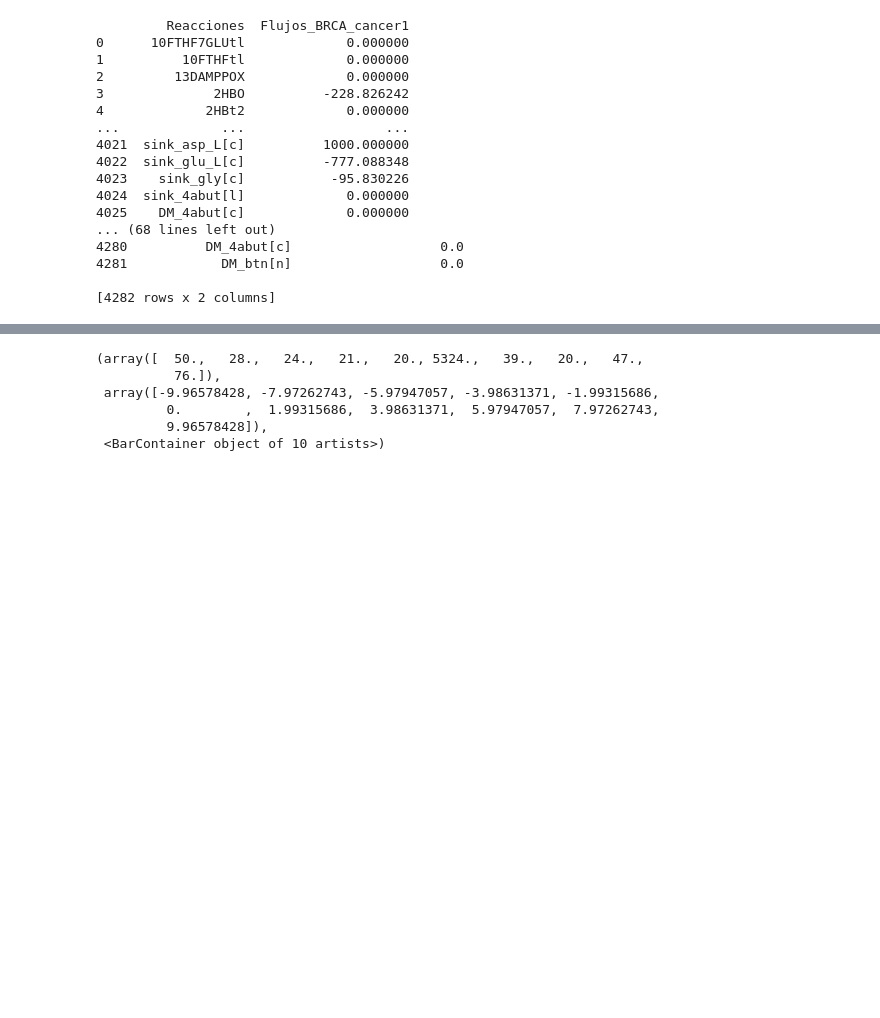
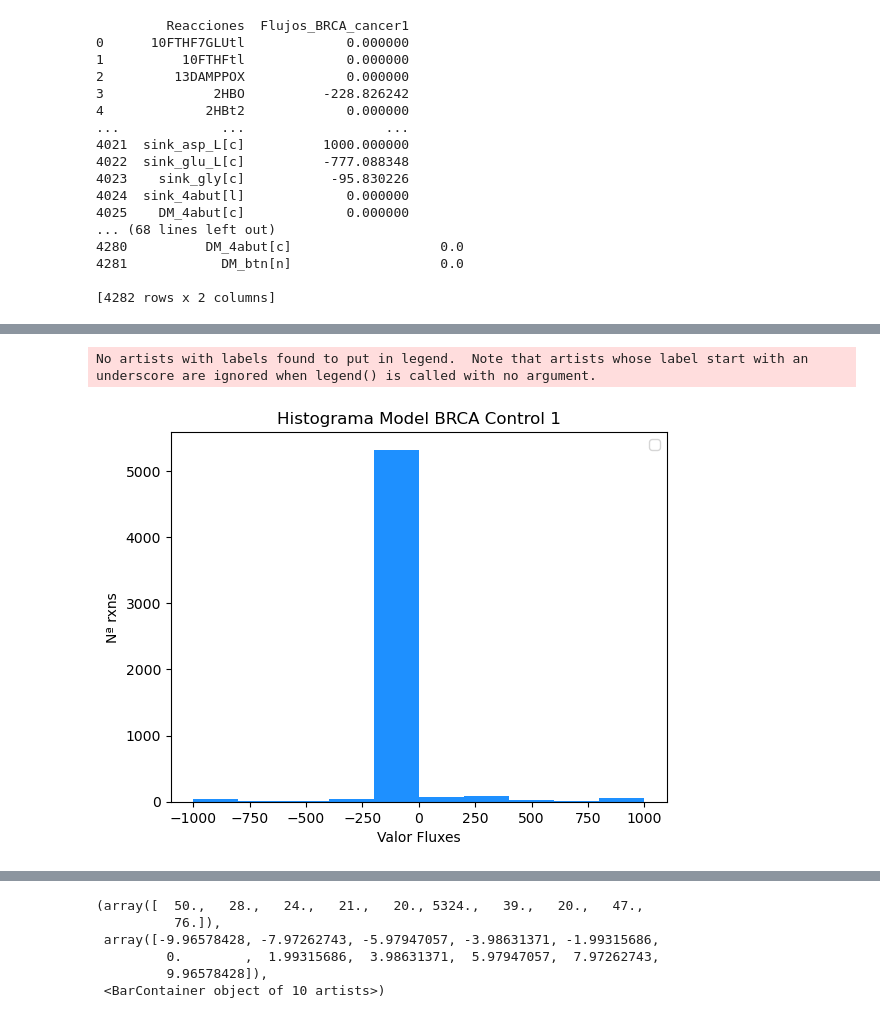
Before and after one commit to NoeGrageraJimenez/TFG, a Jupyter notebook: TFG-Example/Volcano Plot BRCA.ipynb, the cells around one changed output, grey strips where cells are left out. Drawn from its saved outputs; the diff is of its cells as text; code cells hidden in the pictures; blank space fills up the shorter version.

```diff
--- a/TFG-Example/Volcano Plot BRCA.ipynb
+++ b/TFG-Example/Volcano Plot BRCA.ipynb
@@ -197,0 +203,10 @@ plt.hist(BRCA_fluxes['Flujos_BRCA_cancer1'])
+# %%
+plt.hist(BRCA_fluxes['Flujos_BRCA_control1'], color='dodgerblue')
+plt.title('Histograma Model BRCA Control 1')
+plt.xlabel('Valor Fluxes')
+plt.ylabel('Nª rxns')
+plt.legend(loc='upper right')
+plt.grid(False)
+# %% [output]
+No artists with labels found to put in legend.  Note that artists whose label start with an underscore are ignored when legend() is called with no argument.
+[figure, added]
```
Also changed, not shown: parts of 17 cells of this notebook, 10 other files.
